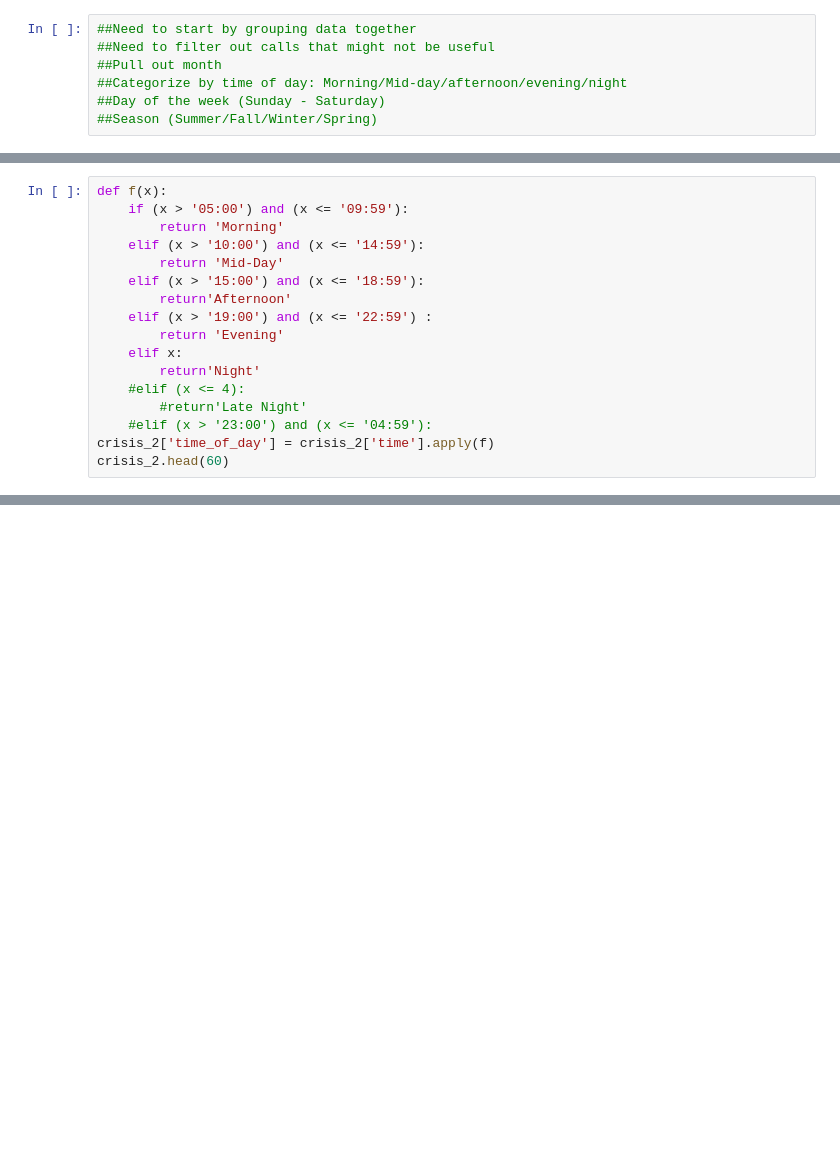
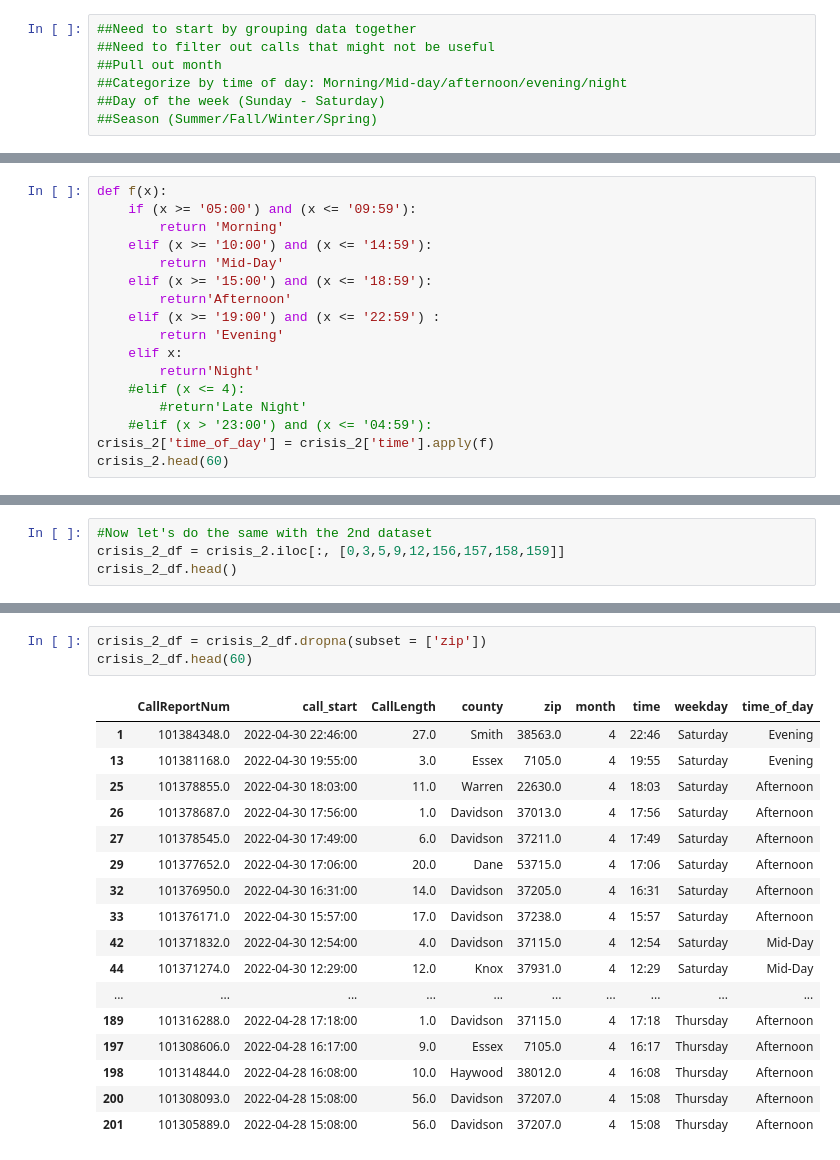
Before and after one commit to NSS-Data-Analytics-Cohort-6/fcs-crisis-sailing-the-seaborn, a Jupyter notebook: notebooks/fcs_crisis_notebook.ipynb, the cells around one changed output, grey strips where cells are left out. Cells and saved outputs as stored; diff of their text form; blank space fills up the shorter version.

```diff
--- a/notebooks/fcs_crisis_notebook.ipynb
+++ b/notebooks/fcs_crisis_notebook.ipynb
@@ -737,12 +737,12 @@ crisis_2.head()
 # %%
 def f(x):
-    if (x > '05:00') and (x <= '09:59'):
+    if (x >= '05:00') and (x <= '09:59'):
         return 'Morning'
-    elif (x > '10:00') and (x <= '14:59'):
+    elif (x >= '10:00') and (x <= '14:59'):
         return 'Mid-Day'
-    elif (x > '15:00') and (x <= '18:59'):
+    elif (x >= '15:00') and (x <= '18:59'):
         return'Afternoon'
-    elif (x > '19:00') and (x <= '22:59') :
+    elif (x >= '19:00') and (x <= '22:59') :
         return 'Evening'
     elif x:
         return'Night'
@@ -772,0 +908,4 @@ crisis_2.head(60)
+# %%
+#Now let's do the same with the 2nd dataset
+crisis_2_df = crisis_2.iloc[:, [0,3,5,9,12,156,157,158,159]]
+crisis_2_df.head()
@@ -772,0 +919,21 @@ crisis_2.head(60)
+# %%
+crisis_2_df = crisis_2_df.dropna(subset = ['zip'])
+crisis_2_df.head(60)
+# %% [output]
+|  | CallReportNum | call_start | CallLength | county | zip | month | time | weekday | time_of_day |
+| 1 | 101384348.0 | 2022-04-30 22:46:00 | 27.0 | Smith | 38563.0 | 4 | 22:46 | Saturday | Evening |
+| 13 | 101381168.0 | 2022-04-30 19:55:00 | 3.0 | Essex | 7105.0 | 4 | 19:55 | Saturday | Evening |
+| 25 | 101378855.0 | 2022-04-30 18:03:00 | 11.0 | Warren | 22630.0 | 4 | 18:03 | Saturday | Afternoon |
+| 26 | 101378687.0 | 2022-04-30 17:56:00 | 1.0 | Davidson | 37013.0 | 4 | 17:56 | Saturday | Afternoon |
+| 27 | 101378545.0 | 2022-04-30 17:49:00 | 6.0 | Davidson | 37211.0 | 4 | 17:49 | Saturday | Afternoon |
+| 29 | 101377652.0 | 2022-04-30 17:06:00 | 20.0 | Dane | 53715.0 | 4 | 17:06 | Saturday | Afternoon |
+| 32 | 101376950.0 | 2022-04-30 16:31:00 | 14.0 | Davidson | 37205.0 | 4 | 16:31 | Saturday | Afternoon |
+| 33 | 101376171.0 | 2022-04-30 15:57:00 | 17.0 | Davidson | 37238.0 | 4 | 15:57 | Saturday | Afternoon |
+| 42 | 101371832.0 | 2022-04-30 12:54:00 | 4.0 | Davidson | 37115.0 | 4 | 12:54 | Saturday | Mid-Day |
+| 44 | 101371274.0 | 2022-04-30 12:29:00 | 12.0 | Knox | 37931.0 | 4 | 12:29 | Saturday | Mid-Day |
+| ... | ... | ... | ... | ... | ... | ... | ... | ... | ... |
+| 189 | 101316288.0 | 2022-04-28 17:18:00 | 1.0 | Davidson | 37115.0 | 4 | 17:18 | Thursday | Afternoon |
+| 197 | 101308606.0 | 2022-04-28 16:17:00 | 9.0 | Essex | 7105.0 | 4 | 16:17 | Thursday | Afternoon |
+| 198 | 101314844.0 | 2022-04-28 16:08:00 | 10.0 | Haywood | 38012.0 | 4 | 16:08 | Thursday | Afternoon |
+| 200 | 101308093.0 | 2022-04-28 15:08:00 | 56.0 | Davidson | 37207.0 | 4 | 15:08 | Thursday | Afternoon |
+| 201 | 101305889.0 | 2022-04-28 15:08:00 | 56.0 | Davidson | 37207.0 | 4 | 15:08 | Thursday | Afternoon |
```
Also changed, not shown: parts of 29 cells of this notebook.
